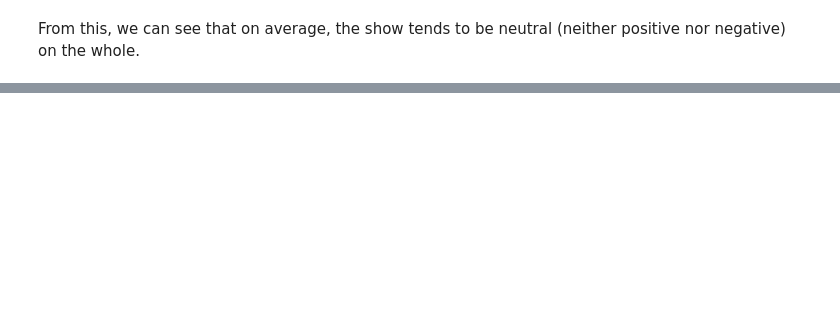
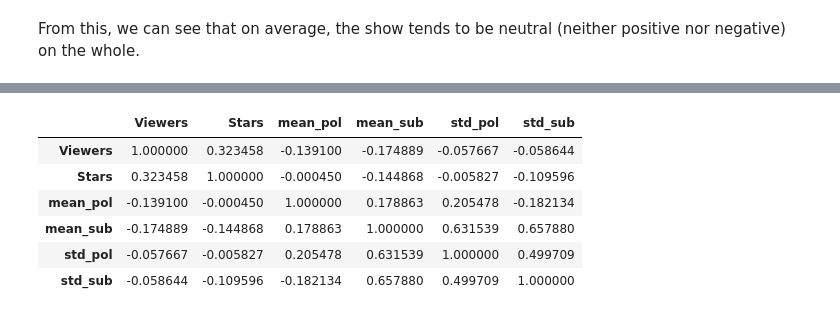
Before and after one commit to Naimish240/FRIENDS_Analysis, a Jupyter notebook: analysis.ipynb, the cells around one changed output, grey strips where cells are left out. Cells and saved outputs as stored; diff of their text form; code cells hidden in the pictures; blank space fills up the shorter version.

```diff
--- a/analysis.ipynb
+++ b/analysis.ipynb
@@ -110,0 +141,11 @@ meta['std_sub'] = stdsub
+# %%
+corr = data.corr()
+corr.style.background_gradient(cmap='coolwarm')
+# %% [output]
+|  | Viewers | Stars | mean_pol | mean_sub | std_pol | std_sub |
+| Viewers | 1.000000 | 0.323458 | -0.139100 | -0.174889 | -0.057667 | -0.058644 |
+| Stars | 0.323458 | 1.000000 | -0.000450 | -0.144868 | -0.005827 | -0.109596 |
+| mean_pol | -0.139100 | -0.000450 | 1.000000 | 0.178863 | 0.205478 | -0.182134 |
+| mean_sub | -0.174889 | -0.144868 | 0.178863 | 1.000000 | 0.631539 | 0.657880 |
+| std_pol | -0.057667 | -0.005827 | 0.205478 | 0.631539 | 1.000000 | 0.499709 |
+| std_sub | -0.058644 | -0.109596 | -0.182134 | 0.657880 | 0.499709 | 1.000000 |
```
Also changed, not shown: parts of 13 cells of this notebook.
